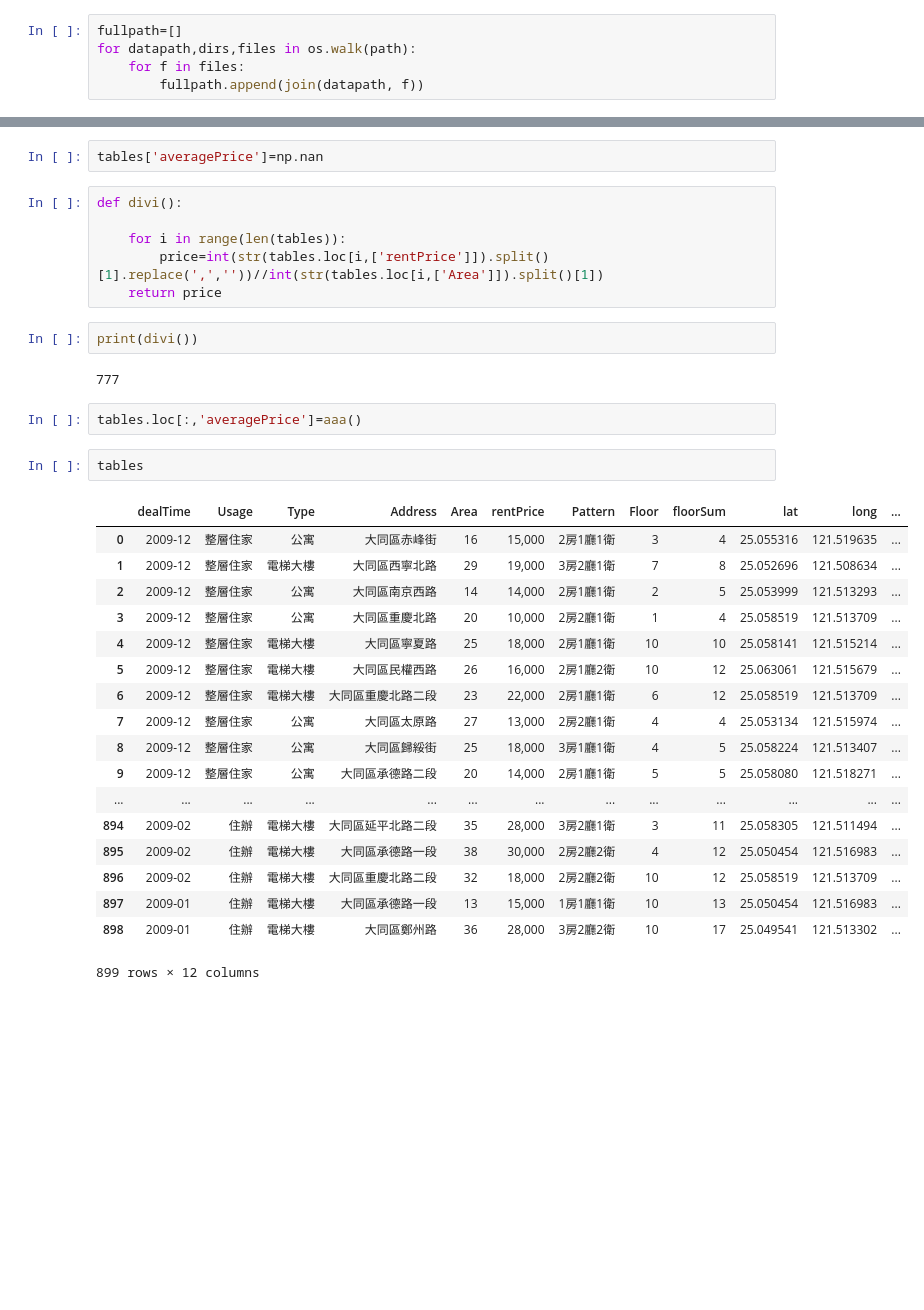
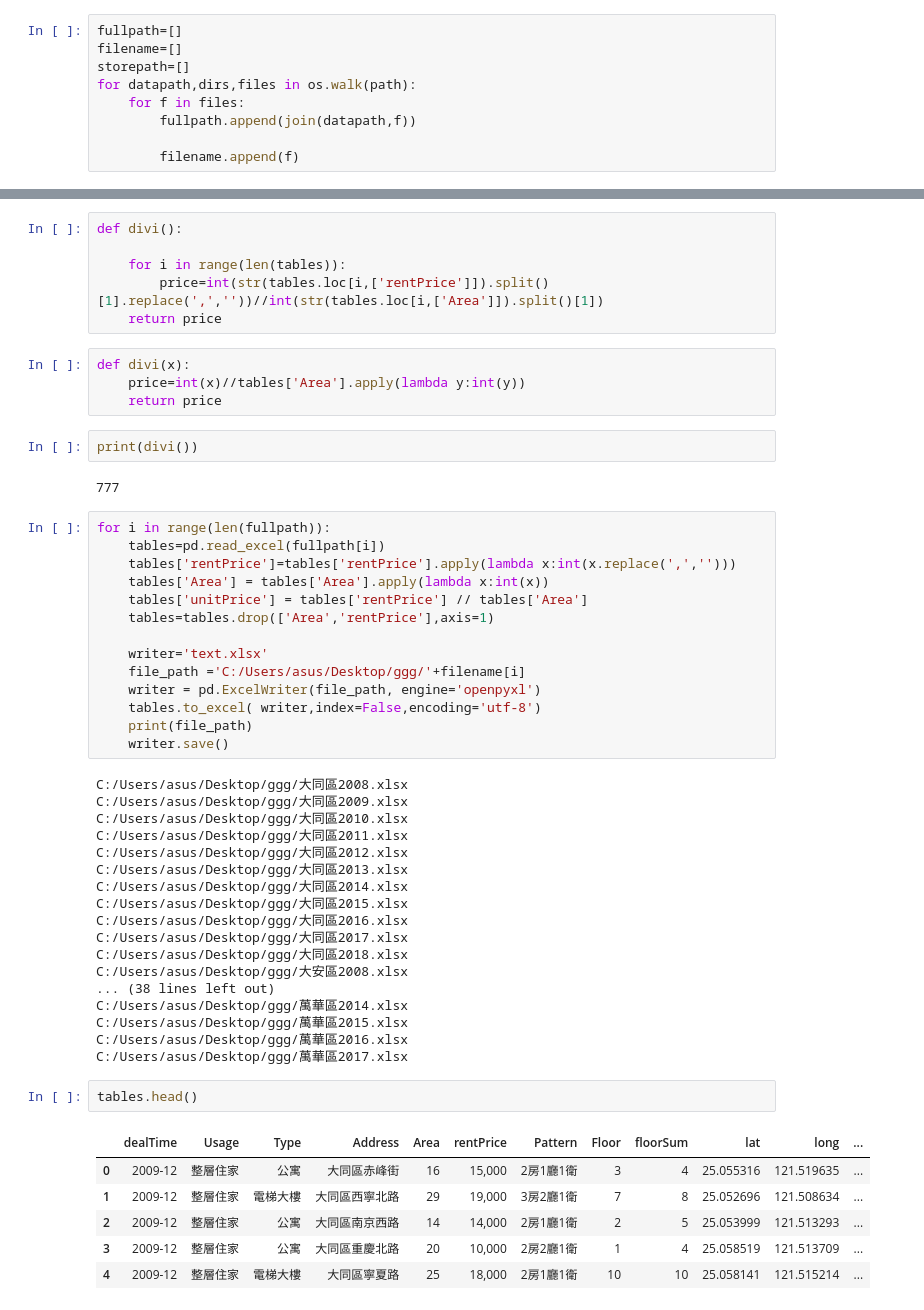
Before and after one commit to tonytommy4714/iii, a Jupyter notebook: walk.ipynb, the cells around one changed output, grey strips where cells are left out. Drawn from its saved outputs; the diff is of its cells as text; blank space fills up the shorter version.

```diff
--- a/walk.ipynb
+++ b/walk.ipynb
@@ -7,6 +8,10 @@ import numpy as np
 path ='C:/Users/asus/Desktop/data'
 # %%
 fullpath=[]
+filename=[]
+storepath=[]
 for datapath,dirs,files in os.walk(path):
     for f in files:
-        fullpath.append(join(datapath, f))
+        fullpath.append(join(datapath,f))
+
+        filename.append(f)
@@ -35,35 +49,55 @@ tables=pd.read_excel(fullpath[1])
-# %%
-tables['averagePrice']=np.nan
 # %%
 def divi():
 
     for i in range(len(tables)):
         price=int(str(tables.loc[i,['rentPrice']]).split()[1].replace(',',''))//int(str(tables.loc[i,['Area']]).split()[1])
     return price
+# %%
+def divi(x):
+    price=int(x)//tables['Area'].apply(lambda y:int(y))
+    return price
 # %%
 print(divi())
 # %% [output]
 777
-# %%
-tables.loc[:,'averagePrice']=aaa()
+# %%
+for i in range(len(fullpath)):
+    tables=pd.read_excel(fullpath[i])
+    tables['rentPrice']=tables['rentPrice'].apply(lambda x:int(x.replace(',','')))
+    tables['Area'] = tables['Area'].apply(lambda x:int(x))
+    tables['unitPrice'] = tables['rentPrice'] // tables['Area']
+    tables=tables.drop(['Area','rentPrice'],axis=1)
+
+    writer='text.xlsx'
+    file_path ='C:/Users/asus/Desktop/ggg/'+filename[i]
+    writer = pd.ExcelWriter(file_path, engine='openpyxl')
+    tables.to_excel( writer,index=False,encoding='utf-8')
+    print(file_path)
+    writer.save()
+# %% [output]
+C:/Users/asus/Desktop/ggg/大同區2008.xlsx
+C:/Users/asus/Desktop/ggg/大同區2009.xlsx
+C:/Users/asus/Desktop/ggg/大同區2010.xlsx
+C:/Users/asus/Desktop/ggg/大同區2011.xlsx
+C:/Users/asus/Desktop/ggg/大同區2012.xlsx
+C:/Users/asus/Desktop/ggg/大同區2013.xlsx
+C:/Users/asus/Desktop/ggg/大同區2014.xlsx
+C:/Users/asus/Desktop/ggg/大同區2015.xlsx
+C:/Users/asus/Desktop/ggg/大同區2016.xlsx
+C:/Users/asus/Desktop/ggg/大同區2017.xlsx
+C:/Users/asus/Desktop/ggg/大同區2018.xlsx
+C:/Users/asus/Desktop/ggg/大安區2008.xlsx
+... (38 lines left out)
+C:/Users/asus/Desktop/ggg/萬華區2014.xlsx
+C:/Users/asus/Desktop/ggg/萬華區2015.xlsx
+C:/Users/asus/Desktop/ggg/萬華區2016.xlsx
+C:/Users/asus/Desktop/ggg/萬華區2017.xlsx
 # %%
-tables
+tables.head()
 # %% [output]
 |  | dealTime | Usage | Type | Address | Area | rentPrice | Pattern | Floor | floorSum | lat | long | ... |
 | 0 | 2009-12 | 整層住家 | 公寓 | 大同區赤峰街 | 16 | 15,000 | 2房1廳1衛 | 3 | 4 | 25.055316 | 121.519635 | ... |
 | 1 | 2009-12 | 整層住家 | 電梯大樓 | 大同區西寧北路 | 29 | 19,000 | 3房2廳1衛 | 7 | 8 | 25.052696 | 121.508634 | ... |
 | 2 | 2009-12 | 整層住家 | 公寓 | 大同區南京西路 | 14 | 14,000 | 2房1廳1衛 | 2 | 5 | 25.053999 | 121.513293 | ... |
 | 3 | 2009-12 | 整層住家 | 公寓 | 大同區重慶北路 | 20 | 10,000 | 2房2廳1衛 | 1 | 4 | 25.058519 | 121.513709 | ... |
 | 4 | 2009-12 | 整層住家 | 電梯大樓 | 大同區寧夏路 | 25 | 18,000 | 2房1廳1衛 | 10 | 10 | 25.058141 | 121.515214 | ... |
-| 5 | 2009-12 | 整層住家 | 電梯大樓 | 大同區民權西路 | 26 | 16,000 | 2房1廳2衛 | 10 | 12 | 25.063061 | 121.515679 | ... |
-| 6 | 2009-12 | 整層住家 | 電梯大樓 | 大同區重慶北路二段 | 23 | 22,000 | 2房1廳1衛 | 6 | 12 | 25.058519 | 121.513709 | ... |
-| 7 | 2009-12 | 整層住家 | 公寓 | 大同區太原路 | 27 | 13,000 | 2房2廳1衛 | 4 | 4 | 25.053134 | 121.515974 | ... |
-| 8 | 2009-12 | 整層住家 | 公寓 | 大同區歸綏街 | 25 | 18,000 | 3房1廳1衛 | 4 | 5 | 25.058224 | 121.513407 | ... |
-| 9 | 2009-12 | 整層住家 | 公寓 | 大同區承德路二段 | 20 | 14,000 | 2房1廳1衛 | 5 | 5 | 25.058080 | 121.518271 | ... |
-| ... | ... | ... | ... | ... | ... | ... | ... | ... | ... | ... | ... | ... |
-| 894 | 2009-02 | 住辦 | 電梯大樓 | 大同區延平北路二段 | 35 | 28,000 | 3房2廳1衛 | 3 | 11 | 25.058305 | 121.511494 | ... |
-| 895 | 2009-02 | 住辦 | 電梯大樓 | 大同區承德路一段 | 38 | 30,000 | 2房2廳2衛 | 4 | 12 | 25.050454 | 121.516983 | ... |
-| 896 | 2009-02 | 住辦 | 電梯大樓 | 大同區重慶北路二段 | 32 | 18,000 | 2房2廳2衛 | 10 | 12 | 25.058519 | 121.513709 | ... |
-| 897 | 2009-01 | 住辦 | 電梯大樓 | 大同區承德路一段 | 13 | 15,000 | 1房1廳1衛 | 10 | 13 | 25.050454 | 121.516983 | ... |
-| 898 | 2009-01 | 住辦 | 電梯大樓 | 大同區鄭州路 | 36 | 28,000 | 3房2廳2衛 | 10 | 17 | 25.049541 | 121.513302 | ... |
-899 rows × 12 columns
```
Also changed, not shown: parts of 12 cells of this notebook.
